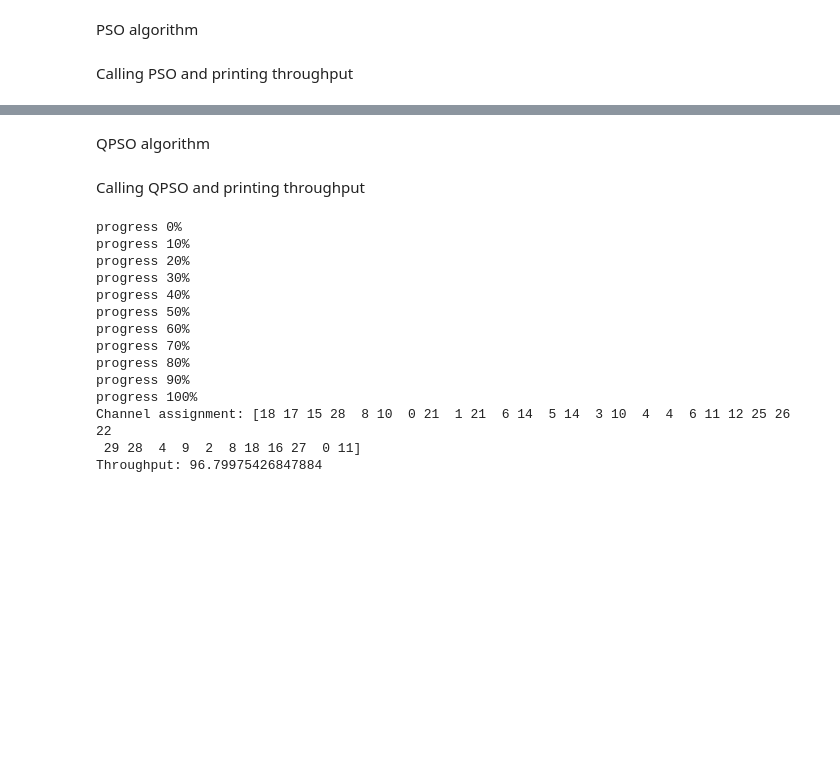
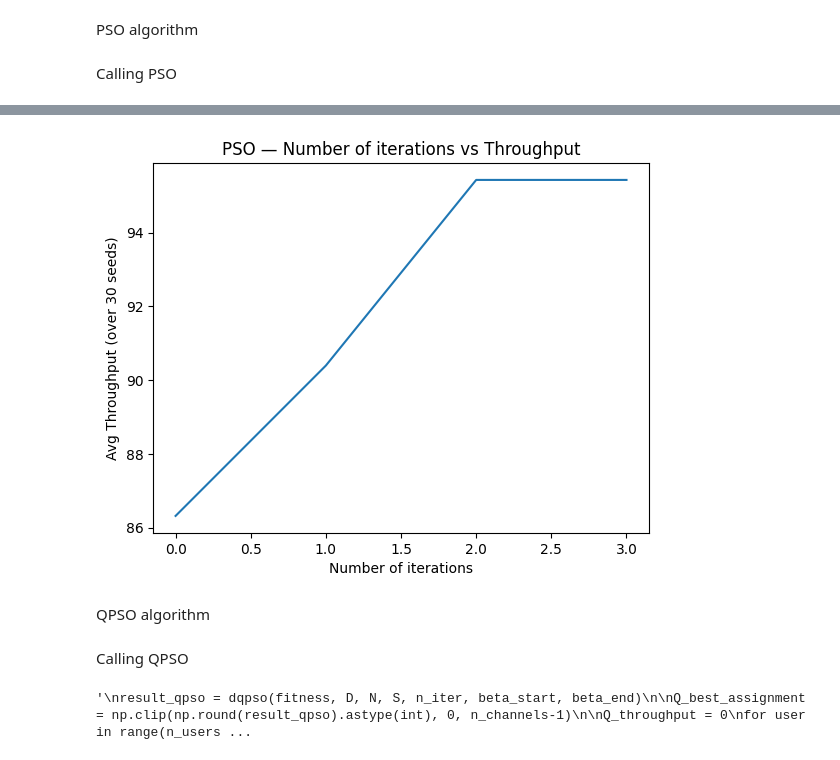
Before and after one commit to speedcuber05/first-repo, a Jupyter notebook: ELC/pso_qpso.ipynb, the cells around one changed output, grey strips where cells are left out. Saved outputs shown, nothing was run; the diff lists cells and outputs as text; code cells hidden in the pictures; blank space fills up the shorter version.

```diff
--- a/ELC/pso_qpso.ipynb
+++ b/ELC/pso_qpso.ipynb
@@ -66,20 +64,22 @@ def fitness(x,PS_penalty = PS_penalty, SS_penalty = SS_penalty):
 # %% [markdown]
 PSO algorithm
 # %%
-def dpso(f, D, N, S, n_iter, a, b, b_hat, c):
-
+def dpso(f, D, N, S, n_iter, a, b, b_hat, c, see):
+    np.random.seed(see)
     x = np.random.uniform(0, S, size=(N, D))                 # setting up the initial positions of the N number of particles
     v = np.random.normal(size=(N, D))                        # setting up the initial velocities
     p = x.copy()                                             # best particle position
     fp = np.array([f(p[i]) for i in range(N)])               # throughput of all particles
     p_hat = x[np.argmin(fp)].copy()                          # global best position
     fp_hat = f(p_hat)                                        # throughput of global best position
-
+    fp_hat_his = []
 
     for i in range (n_iter):
+        fp_hat_his.append(float(fp_hat))
+        #if i%(n_iter//10)== 0:                               # to show progress
+            #print(f"progress {(i/n_iter)*100:.0f}%")
+            #pass
 
-        if i%(n_iter//10)== 0:                               # to show progress
-            print(f"progress {(i/n_iter)*100:.0f}%")
 
         r,r_hat = np.random.uniform(0, 1, (2,N, D))          # setting up random parameters
 
@@ -101,21 +101,37 @@ def dpso(f, D, N, S, n_iter, a, b, b_hat, c):
                     p_hat = xn.copy()
                     fp_hat = fxn
 
-    print("progress 100%")
-    return p_hat                                             # "coordinates", ie channel allocation of global best throughput
+    # print("progress 100%")
+    return p_hat,fp_hat_his                                  # "coordinates", ie channel allocation of global best throughput
 # %% [markdown]
-Calling PSO and printing throughput
+Calling PSO
 # %%
-result = dpso(fitness, D, N, S, n_iter, a, b, b_hat, c)
+n_seeds = 30
+n_parameter = 400
 
-C_best_assignment = np.clip(np.round(result).astype(int), 0, n_channels-1)
+results = np.empty((n_seeds, n_parameter//10))
+for s in range(n_seeds):
+    print("seed", s)
+    for ss_idx, SS in enumerate(range(0,n_parameter,10)):
+        result, history = dpso(fitness, D, N, S, SS+1, a, b, b_hat, c,s)
+        C_best_assignment = np.clip(np.round(result).astype(int), 0, n_channels-1)
+        C_throughput = 0
+        for user in range(n_users):
+            ch = C_best_assignment[user]
+            if not PU_occupied[ch]:
+                C_throughput += np.log2(1 + SINR[user, ch])
+        results[s, ss_idx] = C_throughput
 
-C_throughput = 0
-for user in range(n_users):
-    ch = C_best_assignment[user]
-    if not PU_occupied[ch]:
-        C_throughput += np.log2(1 + SINR[user, ch])
 
-print("Channel assignment:", C_best_assignment)
-print("Throughput:", C_throughput)
+
+
+avg_throughput = np.mean(results, axis=0)
+
+
+
+plt.plot(range(n_parameter//10), avg_throughput)
+plt.xlabel("Number of iterations")
+plt.ylabel("Avg Throughput (over 30 seeds)")
+plt.title("PSO — Number of iterations vs Throughput")
+plt.show()
 # %% [output]
@@ -136,3 +155,4 @@ Throughput: 85.40230309121267
+[figure, added]
 # %% [markdown]
 QPSO algorithm
 # %%
@@ -181,8 +201,9 @@ def dqpso(f, D, N, S, n_iter, beta_start, beta_end):
     print("progress 100%")
     return p_hat                                                        # "coordinates", ie channel allocation of global best throughput
 # %% [markdown]
-Calling QPSO and printing throughput
+Calling QPSO
 # %%
+"""
 result_qpso = dqpso(fitness, D, N, S, n_iter, beta_start, beta_end)
 
 Q_best_assignment = np.clip(np.round(result_qpso).astype(int), 0, n_channels-1)
@@ -192,21 +213,6 @@ for user in range(n_users):
     ch = Q_best_assignment[user]
     if not PU_occupied[ch]:
         Q_throughput += np.log2(1 + SINR[user, ch])
-
-print("Channel assignment:", Q_best_assignment)
-print("Throughput:", Q_throughput)
+"""
 # %% [output]
-progress 0%
-progress 10%
-progress 20%
-progress 30%
-progress 40%
-progress 50%
-progress 60%
-progress 70%
-progress 80%
-progress 90%
-progress 100%
-Channel assignment: [18 17 15 28  8 10  0 21  1 21  6 14  5 14  3 10  4  4  6 11 12 25 26 22
- 29 28  4  9  2  8 18 16 27  0 11]
-Throughput: 96.79975426847884
+'\nresult_qpso = dqpso(fitness, D, N, S, n_iter, beta_start, beta_end)\n\nQ_best_assignment = np.clip(np.round(result_qpso).astype(int), 0, n_channels-1)\n\nQ_throughput = 0\nfor user in range(n_users ...
```
Also changed, not shown: parts of 7 cells of this notebook, 4 other files.
